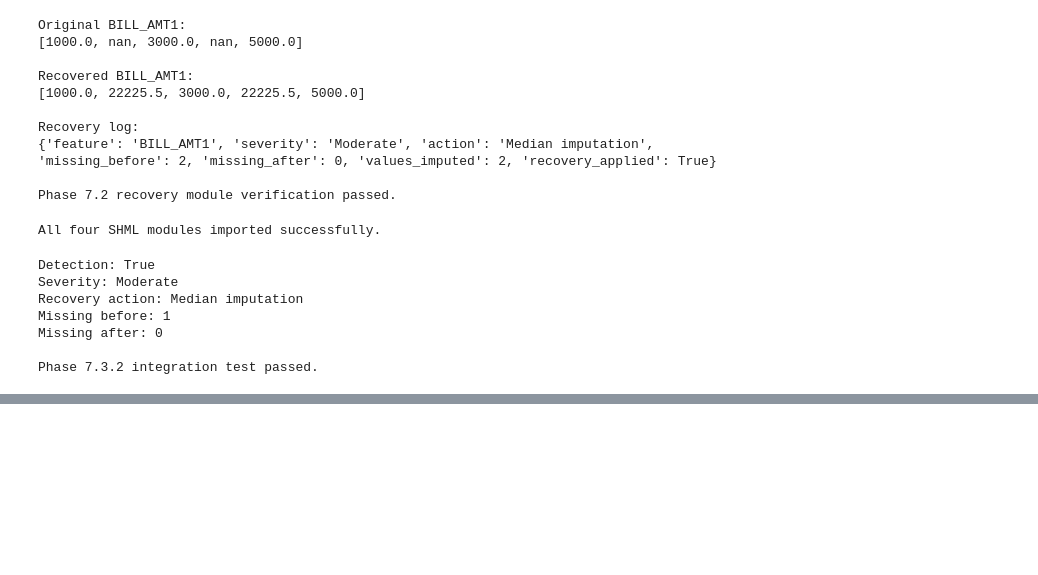
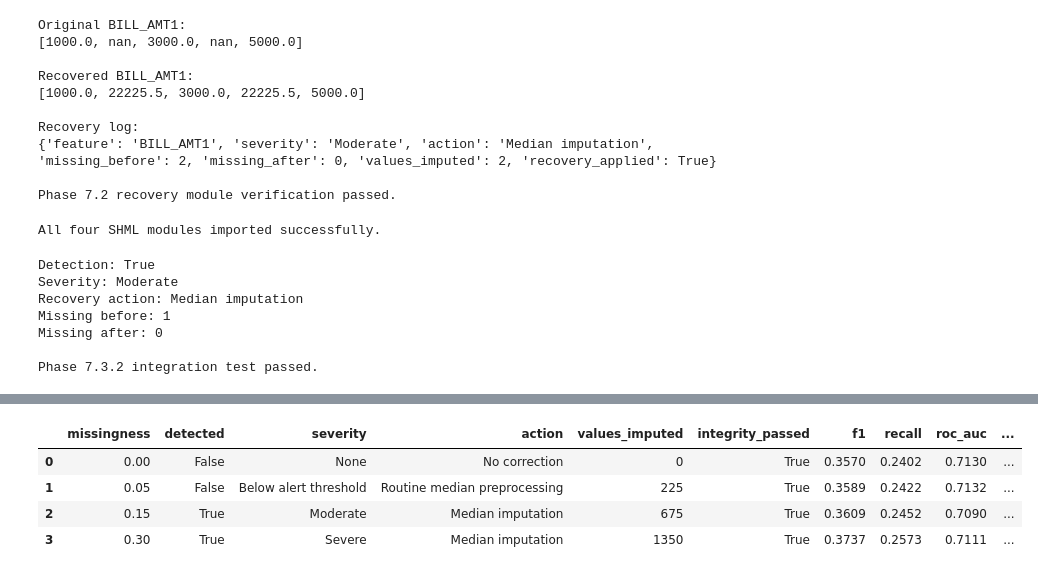
Before and after one commit to divyakapoor23/SHML, a Jupyter notebook: phase7_system_integration.ipynb, the cells around one changed output, grey strips where cells are left out. Saved outputs shown, nothing was run; the diff lists cells and outputs as text; code cells hidden in the pictures; blank space fills up the shorter version.

Commit message:
phase 7 update

```diff
--- a/phase7_system_integration.ipynb
+++ b/phase7_system_integration.ipynb
@@ -364,0 +552,87 @@ Phase 7.3.2 integration test passed.
+# %%
+
+# Phase 7.3.7 — Integrated SHML pipeline
+
+import pandas as pd
+
+training_median = X_train["BILL_AMT1"].median()
+
+pipeline_results = []
+
+for rate in missingness_levels:
+
+    # 1. Retrieve corrupted validation batch
+    X_batch = corrupted_batches[rate]
+
+    # 2. Detect missingness failure
+    detection = detect_feature_missingness(
+        X_batch=X_batch,
+        feature="BILL_AMT1",
+        reference_missingness=0.0,
+        threshold=0.05
+    )
+
+    # 3. Diagnose the failure
+    diagnosis = diagnose_failure(detection)
+
+    # 4. Apply the recommended recovery
+    X_recovered, recovery_log = recover_missingness(
+        X_batch=X_batch,
+        diagnosis=diagnosis,
+        training_median=training_median
+    )
+
+    # 5. Verify recovered data integrity
+    integrity_passed = (
+        X_recovered.isna().sum().sum() == 0
+        and X_recovered.shape == X_batch.shape
+        and X_recovered.columns.equals(X_batch.columns)
+    )
+
+    # 6. Evaluate using the unchanged baseline model
+    recovered_metrics = evaluate_model(
+        X_batch=X_recovered,
+        y_true=y_val,
+        model=baseline_model,
+        scaler=scaler
+    )
+
+    # 7. Apply the original safety controller
+    safety = evaluate_recovery_safety(
+        recovered_metrics=recovered_metrics,
+        healthy_metrics=healthy_metrics,
+        data_integrity_passed=integrity_passed,
+        max_f1_loss=0.10,
+        max_recall_loss=0.10
+    )
+
+    # 8. Record experiment results
+    pipeline_results.append({
+        "missingness": rate,
+        "detected": detection["failure_detected"],
+        "severity": diagnosis["severity"],
+        "action": diagnosis["recovery_action"],
+        "values_imputed": recovery_log["values_imputed"],
+        "integrity_passed": integrity_passed,
+        "f1": recovered_metrics["f1"],
+        "recall": recovered_metrics["recall"],
+        "roc_auc": recovered_metrics["roc_auc"],
+        "decision": safety["decision"],
+        "reason": safety["reason"]
+    })
+
+pipeline_df = pd.DataFrame(pipeline_results)
+
+display(pipeline_df.round(4))
+
+assert len(pipeline_df) == 4
+assert pipeline_df["integrity_passed"].all()
+assert pipeline_df["decision"].isin(["ACCEPT", "REJECT"]).all()
+
+print("\nPhase 7.3.7 integrated pipeline verification passed.")
+# %% [output]
+|  | missingness | detected | severity | action | values_imputed | integrity_passed | f1 | recall | roc_auc | ... |
+| 0 | 0.00 | False | None | No correction | 0 | True | 0.3570 | 0.2402 | 0.7130 | ... |
+| 1 | 0.05 | False | Below alert threshold | Routine median preprocessing | 225 | True | 0.3589 | 0.2422 | 0.7132 | ... |
+| 2 | 0.15 | True | Moderate | Median imputation | 675 | True | 0.3609 | 0.2452 | 0.7090 | ... |
+| 3 | 0.30 | True | Severe | Median imputation | 1350 | True | 0.3737 | 0.2573 | 0.7111 | ... |
```
Also changed, not shown: parts of 18 cells of this notebook, 4 other files.
